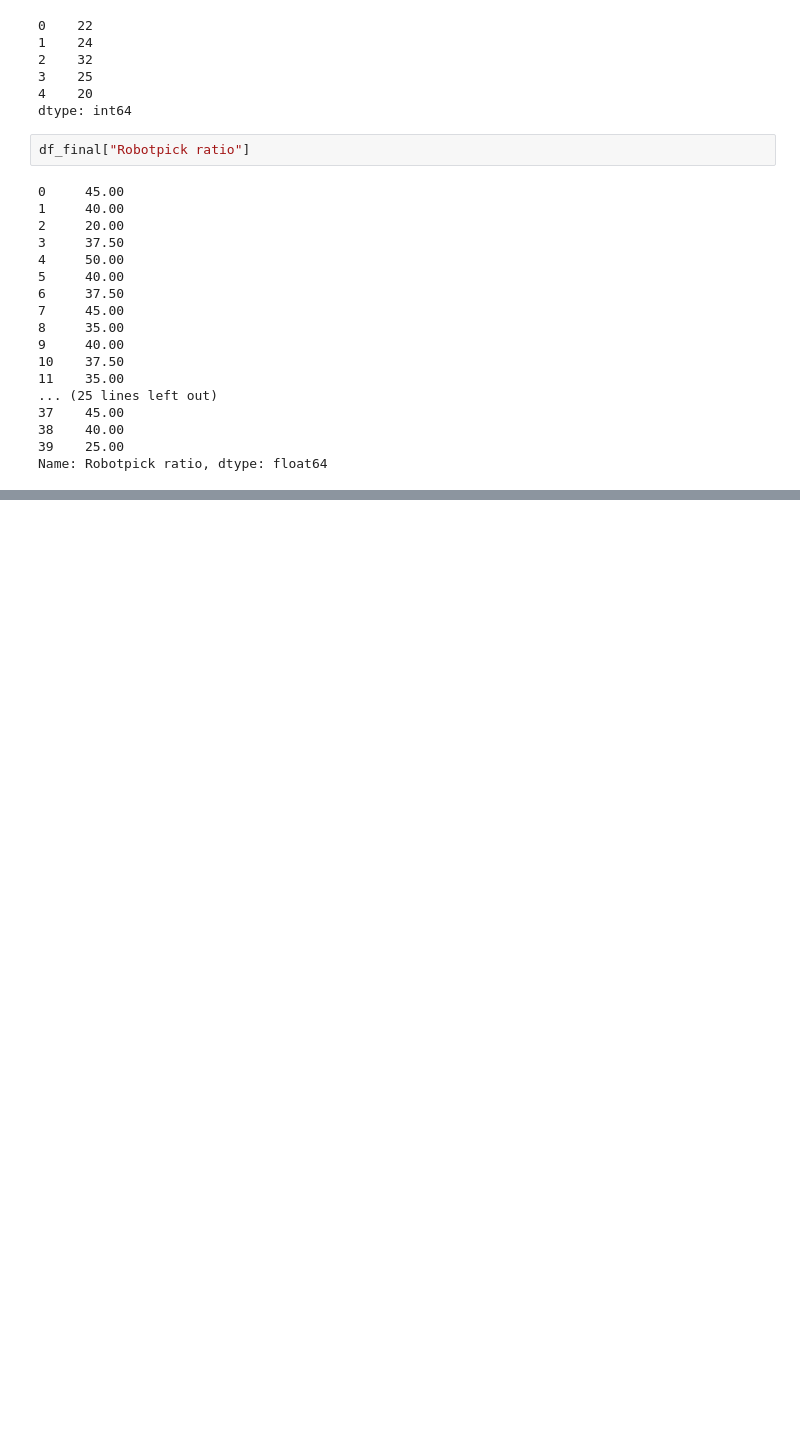
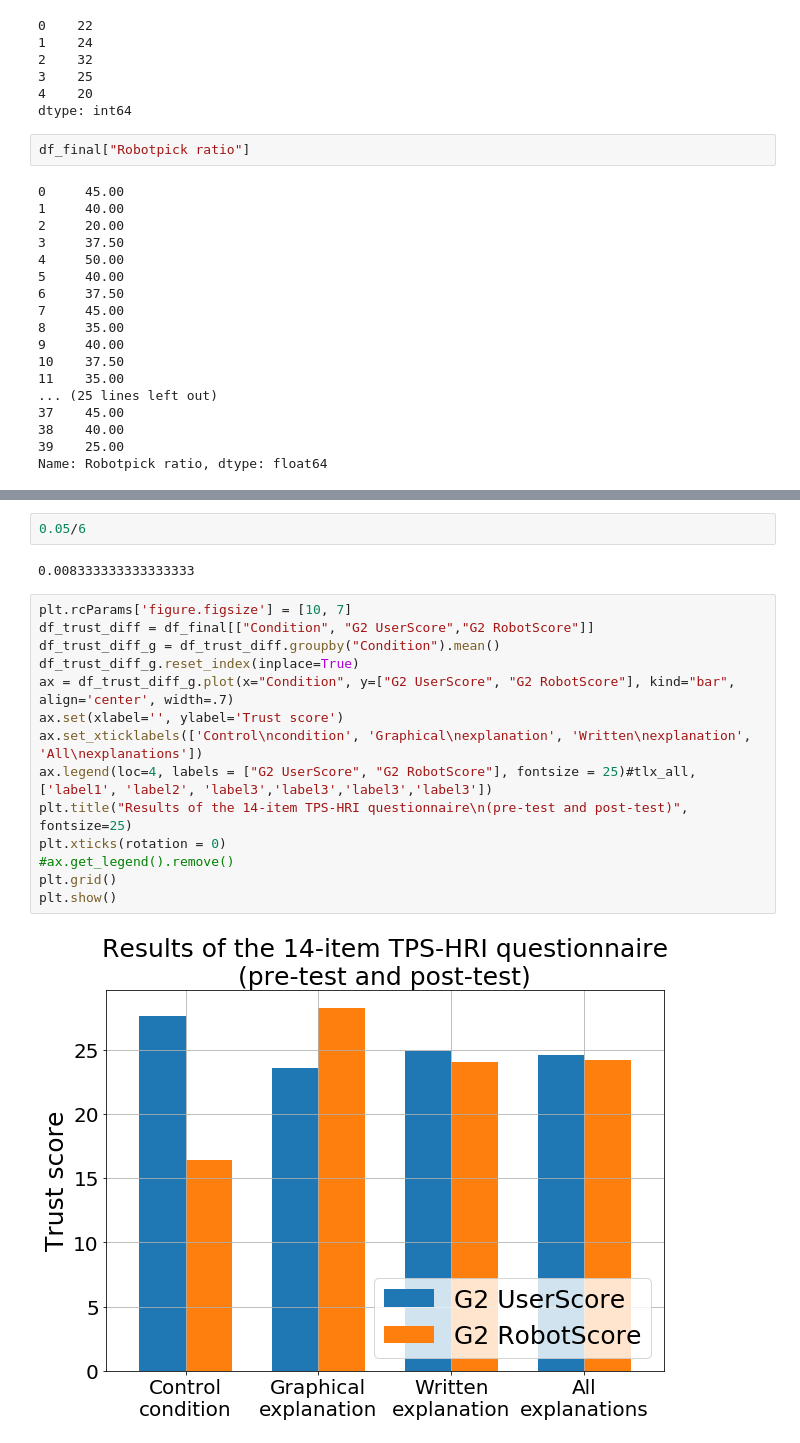
Before and after one commit to Nitrow/P10-SOCIAL-RL, a Jupyter notebook: resources/AnalysisOfReliabilityNormality.ipynb, the cells around one changed output, grey strips where cells are left out. Saved outputs shown, nothing was run; the diff lists cells and outputs as text; blank space fills up the shorter version.

```diff
--- a/resources/AnalysisOfReliabilityNormality.ipynb
+++ b/resources/AnalysisOfReliabilityNormality.ipynb
@@ -680,0 +707,20 @@ W = 0.884, p = 0.001
+# %%
+0.05/6
+# %% [output]
+0.008333333333333333
+# %%
+plt.rcParams['figure.figsize'] = [10, 7]
+df_trust_diff = df_final[["Condition", "G2 UserScore","G2 RobotScore"]]
+df_trust_diff_g = df_trust_diff.groupby("Condition").mean()
+df_trust_diff_g.reset_index(inplace=True)
+ax = df_trust_diff_g.plot(x="Condition", y=["G2 UserScore", "G2 RobotScore"], kind="bar", align='center', width=.7)
+ax.set(xlabel='', ylabel='Trust score')
+ax.set_xticklabels(['Control\ncondition', 'Graphical\nexplanation', 'Written\nexplanation', 'All\nexplanations'])
+ax.legend(loc=4, labels = ["G2 UserScore", "G2 RobotScore"], fontsize = 25)#tlx_all, ['label1', 'label2', 'label3','label3','label3','label3'])
+plt.title("Results of the 14-item TPS-HRI questionnaire\n(pre-test and post-test)", fontsize=25)
+plt.xticks(rotation = 0)
+#ax.get_legend().remove()
+plt.grid()
+plt.show()
+# %% [output]
+[figure, added]
```
Also changed, not shown: parts of 22 cells of this notebook, 2 other files.
